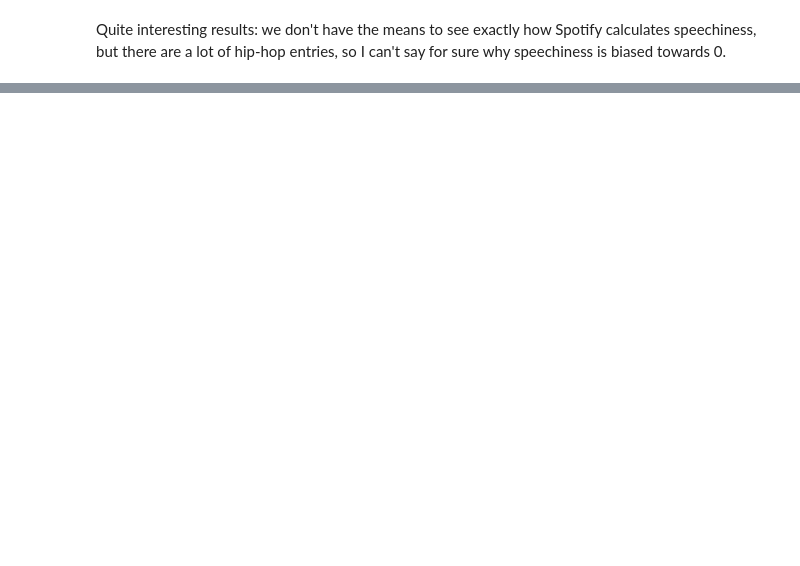
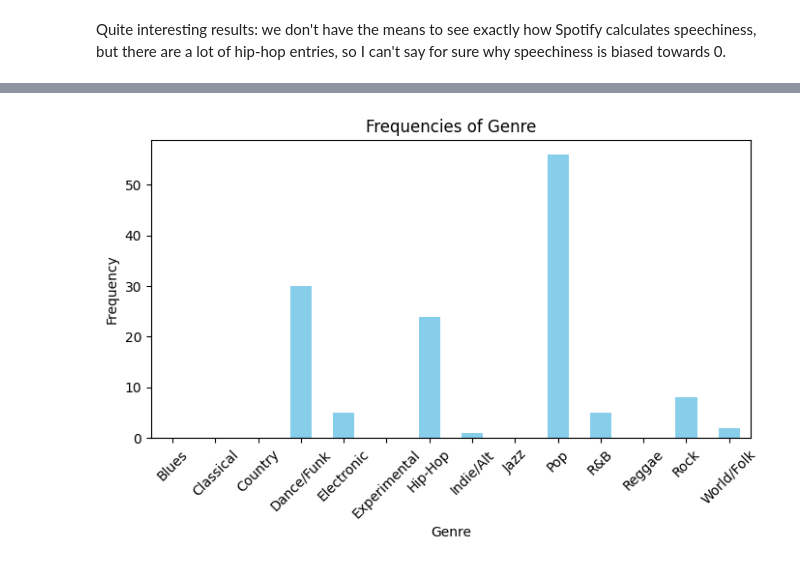
Before and after one commit to buiswrld/soundscaping, a Jupyter notebook: exploration.ipynb, the cells around one changed output, grey strips where cells are left out. Cells and saved outputs as stored; diff of their text form; code cells hidden in the pictures; blank space fills up the shorter version.

```diff
--- a/exploration.ipynb
+++ b/exploration.ipynb
@@ -261,0 +270,26 @@ Quite interesting results: we don't have the means to see exactly how Spotify ca
+# %%
+def classify(df: DataFrame, column: str, pattern: str):
+    return filter(df, column, pattern, contains=True)
+# %%
+genres_patterns = {
+    "Pop": 'pop',
+    "Rock": 'rock',
+    "Hip-Hop": 'rap|hip',
+    "Electronic": 'electro',
+    "R&B": 'r&b|soul|rnb',
+    "Country": 'country',
+    "Jazz": 'jazz',
+    "Classical": 'classical',
+    "Blues": 'blues',
+    "World/Folk": 'world|folk',
+    "Reggae": 'reggae',
+    "Dance/Funk": 'dance|funk',
+    "Experimental": 'experimental',
+    "Indie/Alt": 'indie|alt',
+}
+
+genres = {genre: classify(df_top100s, 'top genre', pattern) for genre, pattern in genres_patterns.items()}
+
+plot_key_frequency(genres, title = 'Genre')
+# %% [output]
+[figure, added]
```
Also changed, not shown: parts of 9 cells of this notebook, 1 other file.
